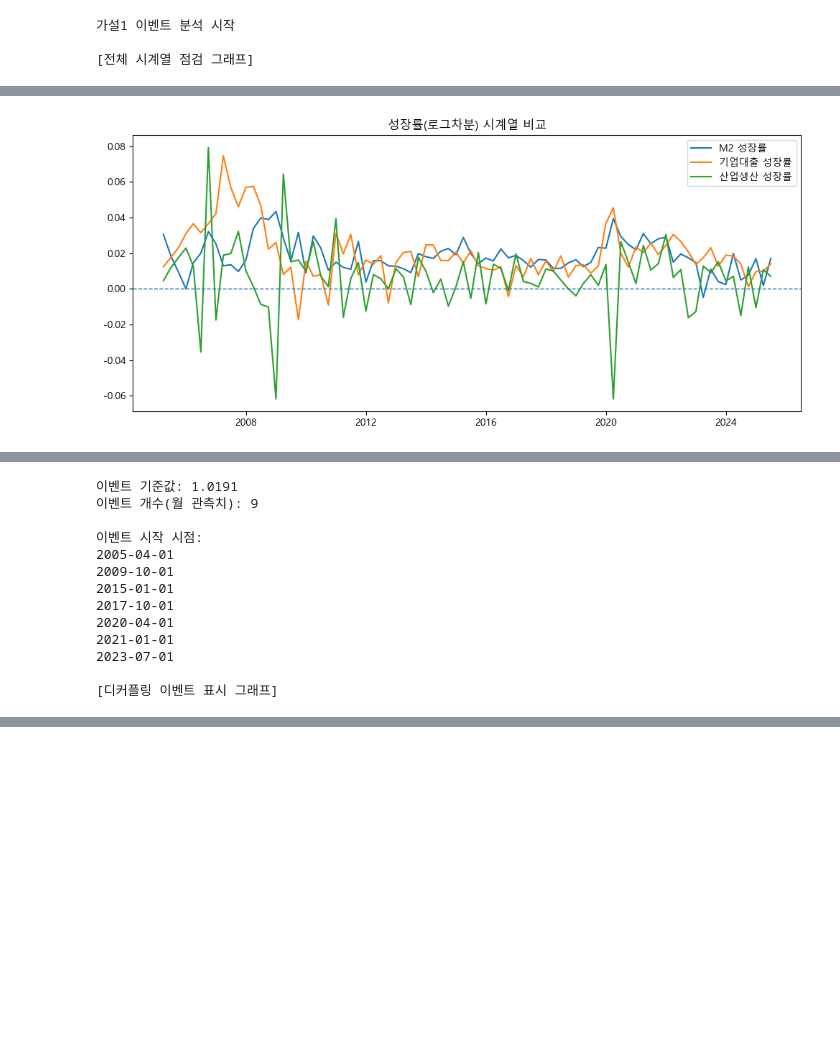
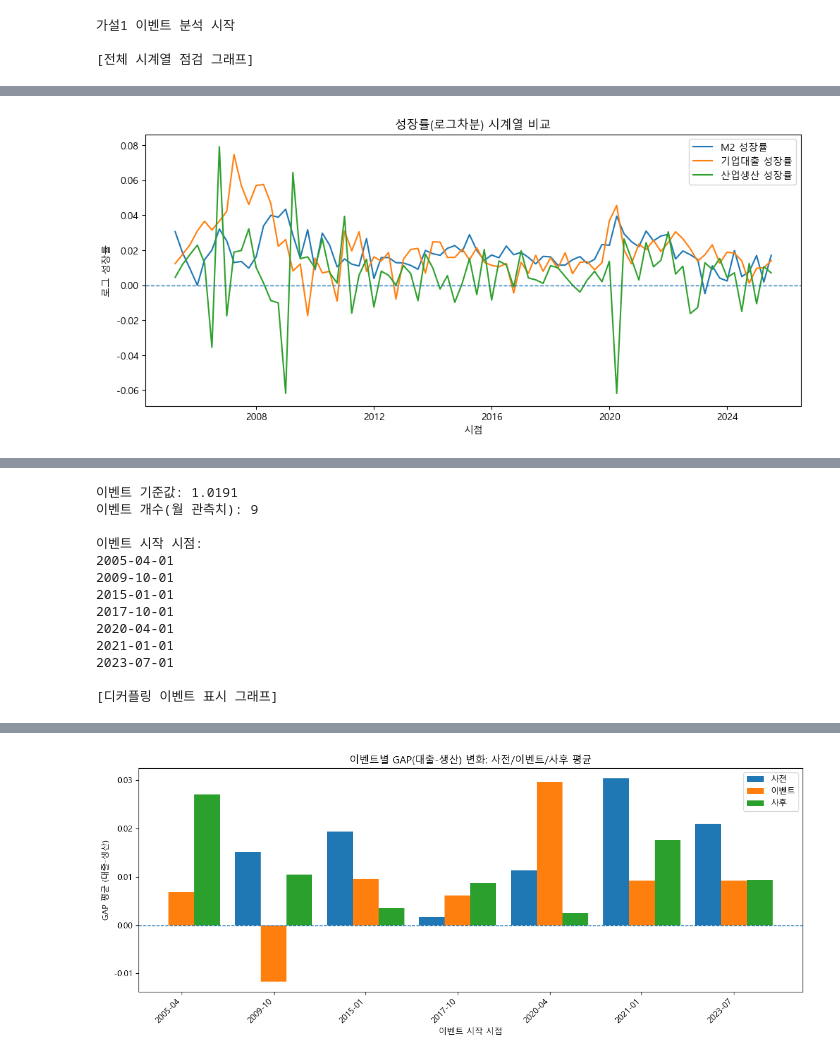
Before and after one commit to yoonsung1/final-project, a Jupyter notebook: 가은/가설 검정/금융전달로 단절 가설.ipynb, the cells around one changed output, grey strips where cells are left out. Drawn from its saved outputs; the diff is of its cells as text; code cells hidden in the pictures; blank space fills up the shorter version.

```diff
--- a/가은/가설 검정/금융전달로 단절 가설.ipynb
+++ b/가은/가설 검정/금융전달로 단절 가설.ipynb
@@ -186,7 +188,7 @@ print("\n✅ 기술통계 분석 완료")
 ✅ 기술통계 분석 완료
 # %%
 # ============================================================
-# 가설 1 <이벤트 기반> 금융전달경로 단절 분석 (시각화 강화 + rolling 제외)
+# 가설 1 <이벤트 기반> 금융전달경로 단절 분석
 # ============================================================
 
 import pandas as pd
@@ -228,7 +230,6 @@ dec.columns = dec.columns.str.strip()
 dec["date"] = pd.to_datetime(dec["date"], errors="coerce")
 dec = dec.dropna(subset=["date"]).sort_values("date").reset_index(drop=True)
 
-# ✅ 디커플링 정의: gap 우선, 없으면 fin-real로 생성
 if "gap" not in dec.columns:
     if ("fin_index" in dec.columns) and ("real_index" in dec.columns):
         dec["gap"] = pd.to_numeric(dec["fin_index"], errors="coerce") - pd.to_numeric(dec["real_index"], errors="coerce")
@@ -249,7 +250,6 @@ df = (dec.merge(m2, on="date", how="inner")
         .sort_values("date")
         .reset_index(drop=True))
 
-# 성장률 계산 (⚠️ 월 데이터에 log diff를 적용 / 변수명은 기존 유지)
 df["M2_QoQ"]   = np.log(df["M2"]).diff()
 df["LOAN_QoQ"] = np.log(df["LOAN"]).diff()
 df["IPI_QoQ"]  = np.log(df["IPI"]).diff()
@@ -260,7 +260,7 @@ df["GAP_LOAN_IPI"] = df["LOAN_QoQ"] - df["IPI_QoQ"]
 df = df.dropna().reset_index(drop=True)
 
 # ============================================================
-# ✅ (추가 시각화 0) 전체 시계열 점검(디커플링/성장률/GAP)
+# 전체 시계열 점검
 # ============================================================
 
 print("\n[전체 시계열 점검 그래프]")
@@ -269,6 +269,8 @@ plt.figure(figsize=(12,5))
 plt.plot(df["date"], df["gap"], label="Decoupling(gap)")
 plt.axhline(df["gap"].mean(), linestyle="--", linewidth=1)
 plt.title("디커플링 지수(gap) 시계열")
+plt.xlabel("시점")
+plt.ylabel("디커플링 지수 (gap)")
 plt.legend()
 plt.show()
 
@@ -278,6 +280,8 @@ plt.plot(df["date"], df["LOAN_QoQ"], label="기업대출 성장률")
 plt.plot(df["date"], df["IPI_QoQ"], label="산업생산 성장률")
 plt.axhline(0, linestyle="--", linewidth=1)
 plt.title("성장률(로그차분) 시계열 비교")
+plt.xlabel("시점")
+plt.ylabel("로그 성장률")
 plt.legend()
 plt.show()
 
@@ -285,11 +289,13 @@ plt.figure(figsize=(12,5))
 plt.plot(df["date"], df["GAP_LOAN_IPI"], label="GAP(대출-생산)")
 plt.axhline(0, linestyle="--", linewidth=1)
 plt.title("금융–실물 괴리(GAP_LOAN_IPI) 시계열")
+plt.xlabel("시점")
+plt.ylabel("성장률 차이")
 plt.legend()
 plt.show()
 
 # ============================================================
-# 3. 이벤트 자동 추출 (상위 10%)
+# 3. 이벤트 자동 추출
 # ============================================================
 
 threshold = df["gap"].quantile(0.9)
@@ -298,7 +304,6 @@ df["event_flag"] = (df["gap"] >= threshold).astype(int)
 print("\n이벤트 기준값:", round(threshold, 4))
 print("이벤트 개수(월 관측치):", int(df["event_flag"].sum()))
 
-# 이벤트 시작점 추출(연속 구간의 시작)
 event_starts = df.loc[(df["event_flag"]==1) & (df["event_flag"].shift(1)!=1), "date"].tolist()
 
 print("\n이벤트 시작 시점:")
@@ -306,7 +311,7 @@ for d in event_starts:
     print(d.date())
 
 # ============================================================
-# ✅ (추가 시각화 1) 디커플링 + 이벤트 마킹(핵심)
+# 디커플링 + 이벤트 마킹
 # ============================================================
 
 print("\n[디커플링 이벤트 표시 그래프]")
@@ -316,45 +321,22 @@ plt.plot(df["date"], df["gap"], label="Decoupling(gap)")
 plt.axhline(threshold, linestyle="--", linewidth=1, label="상위 10% 임계값")
 plt.scatter(df.loc[df["event_flag"]==1, "date"], df.loc[df["event_flag"]==1, "gap"], s=18, label="이벤트 관측치")
 plt.title("디커플링(gap) 이벤트 구간 표시")
+plt.xlabel("시점")
+plt.ylabel("디커플링 지수 (gap)")
 plt.legend()
 plt.show()
 
 # ============================================================
-# 4. 전/중/후 평균 테이블 생성
-# ============================================================
-
-window_pre  = 4
-window_post = 4
-
-summary_tables = []
-
-for start in event_starts:
-    idx = df.index[df["date"] == start][0]
-
-    pre  = df.iloc[max(0, idx-window_pre):idx]
-    mid  = df.iloc[idx:idx+window_post]
-    post = df.iloc[idx+window_post:idx+window_post*2]
-
-    table = pd.DataFrame({
-        "구간": ["사전", "이벤트", "사후"],
-        "M2_QoQ": [pre["M2_QoQ"].mean(), mid["M2_QoQ"].mean(), post["M2_QoQ"].mean()],
-        "LOAN_QoQ": [pre["LOAN_QoQ"].mean(), mid["LOAN_QoQ"].mean(), post["LOAN_QoQ"].mean()],
-        "IPI_QoQ": [pre["IPI_QoQ"].mean(), mid["IPI_QoQ"].mean(), post["IPI_QoQ"].mean()],
-        "GAP_LOAN_IPI": [pre["GAP_LOAN_IPI"].mean(), mid["GAP_LOAN_IPI"].mean(), post["GAP_LOAN_IPI"].mean()]
-    })
-
-    print("\n 이벤트:", start.date())
-    display(table)
-    summary_tables.append(table)
-
-# ============================================================
-# ✅ (추가 시각화 2) 이벤트별 GAP 변화(사전/이벤트/사후) 막대그래프
+# 이벤트별 GAP 막대그래프
 # ============================================================
 
 print("\n[이벤트별 GAP(대출-생산) 사전/이벤트/사후 비교]")
 
 event_labels = []
 pre_list, mid_list, post_list = [], [], []
+
+window_pre  = 4
+window_post = 4
 
 for start in event_starts:
     idx = df.index[df["date"] == start][0]
@@ -377,19 +359,18 @@ plt.bar(x + w, post_list, width=w, label="사후")
 plt.axhline(0, linestyle="--", linewidth=1)
 plt.xticks(x, event_labels, rotation=45, ha="right")
 plt.title("이벤트별 GAP(대출-생산) 변화: 사전/이벤트/사후 평균")
+plt.xlabel("이벤트 시작 시점")
+plt.ylabel("GAP 평균 (대출-생산)")
 plt.legend()
 plt.tight_layout()
 plt.show()
 
 # ============================================================
-# 5. 이벤트 오버레이 그래프 (평균 경로)
+# 이벤트 평균 경로 (성장률)
 # ============================================================
-
-print("\n이벤트 오버레이 그래프(평균 경로)")
 
 overlay = []
 
-# t = -4,-3,-2,-1,0,1,2,3 (총 8)
 for start in event_starts:
     idx = df.index[df["date"] == start][0]
     window = df.iloc[max(0, idx-window_pre): idx+window_post].copy()
@@ -408,12 +389,14 @@ plt.plot(mean_path.index, mean_path["M2_QoQ"], label="M2")
 plt.plot(mean_path.index, mean_path["LOAN_QoQ"], label="LOAN")
 plt.plot(mean_path.index, mean_path["IPI_QoQ"], label="IPI")
 plt.axvline(0, linestyle="--")
+plt.title("이벤트 기준 평균 경로(성장률)")
+plt.xlabel("이벤트 상대 시점 (t)")
+plt.ylabel("로그 성장률")
 plt.legend()
-plt.title("이벤트 기준 평균 경로(성장률)")
 plt.show()
 
 # ============================================================
-# ✅ (추가 시각화 3) 오버레이: GAP(대출-생산) 평균 경로
+# 이벤트 평균 경로 (GAP)
 # ============================================================
 
 plt.figure(figsize=(10,5))
@@ -421,14 +404,14 @@ plt.plot(mean_path.index, mean_path["GAP_LOAN_IPI"], label="GAP(대출-생산)")
 plt.axvline(0, linestyle="--")
 plt.axhline(0, linestyle="--", linewidth=1)
 plt.title("이벤트 기준 GAP(대출-생산) 평균 경로")
+plt.xlabel("이벤트 상대 시점 (t)")
+plt.ylabel("GAP (대출-생산)")
 plt.legend()
 plt.show()
 
 # ============================================================
-# ✅ (추가 시각화 4) 이벤트 vs 비이벤트 GAP 분포 비교(히스토그램/박스플롯)
+# GAP 분포 비교
 # ============================================================
-
-print("\n[이벤트 vs 비이벤트 GAP 분포 비교]")
 
 event_gap = df.loc[df["event_flag"] == 1, "GAP_LOAN_IPI"]
 nonevent_gap = df.loc[df["event_flag"] == 0, "GAP_LOAN_IPI"]
@@ -439,6 +422,8 @@ plt.hist(nonevent_gap, bins=20, alpha=0.7, label="비이벤트")
 plt.axvline(event_gap.mean(), linestyle="--", linewidth=1)
 plt.axvline(nonevent_gap.mean(), linestyle="--", linewidth=1)
 plt.title("GAP 분포 비교(히스토그램)")
+plt.xlabel("GAP (대출-생산)")
+plt.ylabel("빈도")
 plt.legend()
 plt.show()
 
@@ -446,10 +431,12 @@ plt.figure(figsize=(7,4))
 plt.boxplot([nonevent_gap.dropna(), event_gap.dropna()], labels=["비이벤트", "이벤트"])
 plt.axhline(0, linestyle="--", linewidth=1)
 plt.title("GAP 분포 비교(박스플롯)")
+plt.xlabel("구분")
+plt.ylabel("GAP (대출-생산)")
 plt.show()
 
 # ============================================================
-# 6. 비모수 검정 (이벤트 vs 비이벤트)
+# 6. 비모수 검정
 # ============================================================
 
 u_stat, p_val = stats.mannwhitneyu(event_gap.dropna(), nonevent_gap.dropna(), alternative="two-sided")
@@ -467 +454 @@ print("\n이벤트 기반 분석 완료 ✅")
-[figure, old version]
+[figure, new version]
@@ -487,0 +471 @@ print("\n이벤트 기반 분석 완료 ✅")
+[figure, added]
```
Also changed, not shown: parts of 2 cells of this notebook, 1 other file.
